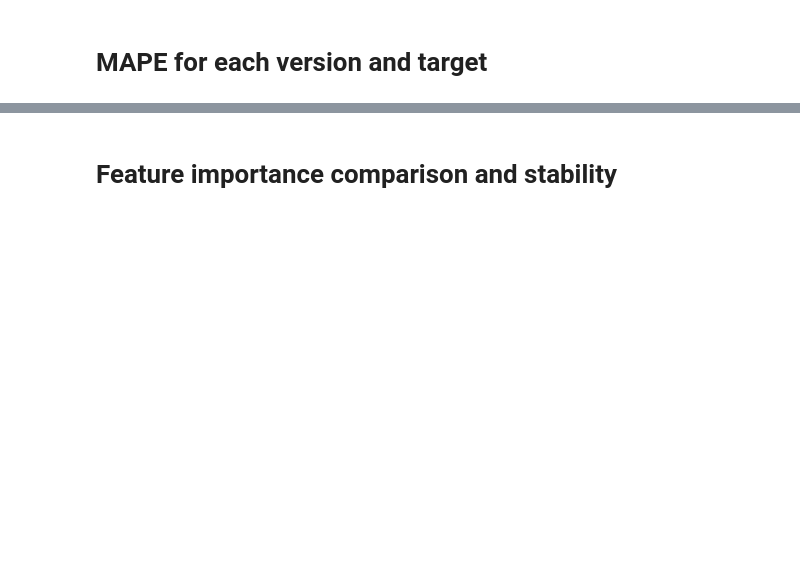
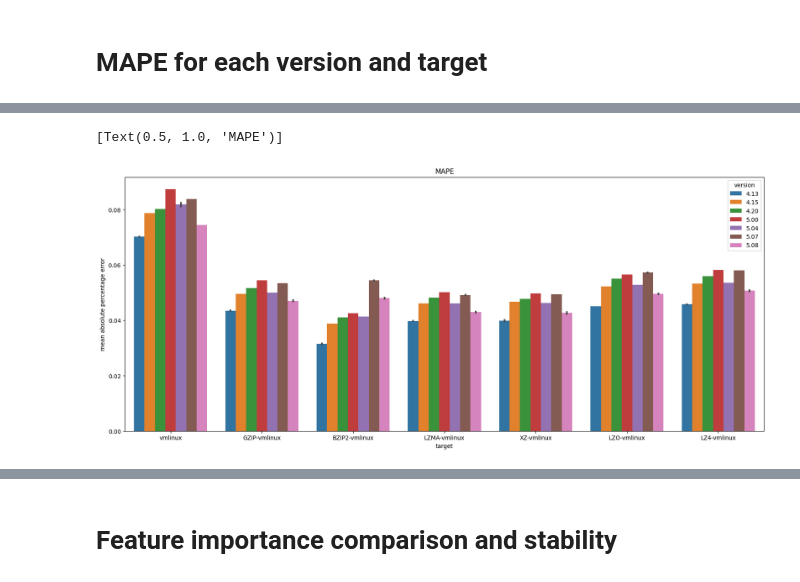
Before and after one commit to TuxML/tuxai, a Jupyter notebook: notebooks/2022_12_13.ipynb, the cells around one changed output, grey strips where cells are left out. Cells and saved outputs as stored; diff of their text form; code cells hidden in the pictures; blank space fills up the shorter version.

```diff
--- a/notebooks/2022_12_13.ipynb
+++ b/notebooks/2022_12_13.ipynb
@@ -59,0 +78,6 @@ sns.barplot(data=df, x="version", y="mean absolute percentage error", hue="targe
+# %%
+plt.subplots(figsize=(20, 8))
+sns.barplot(data=df, x="target", y="mean absolute percentage error", hue="version").set(title='MAPE')
+# %% [output]
+[Text(0.5, 1.0, 'MAPE')]
+[figure, added]
```
Also changed, not shown: parts of 21 cells of this notebook, 3 other files.
